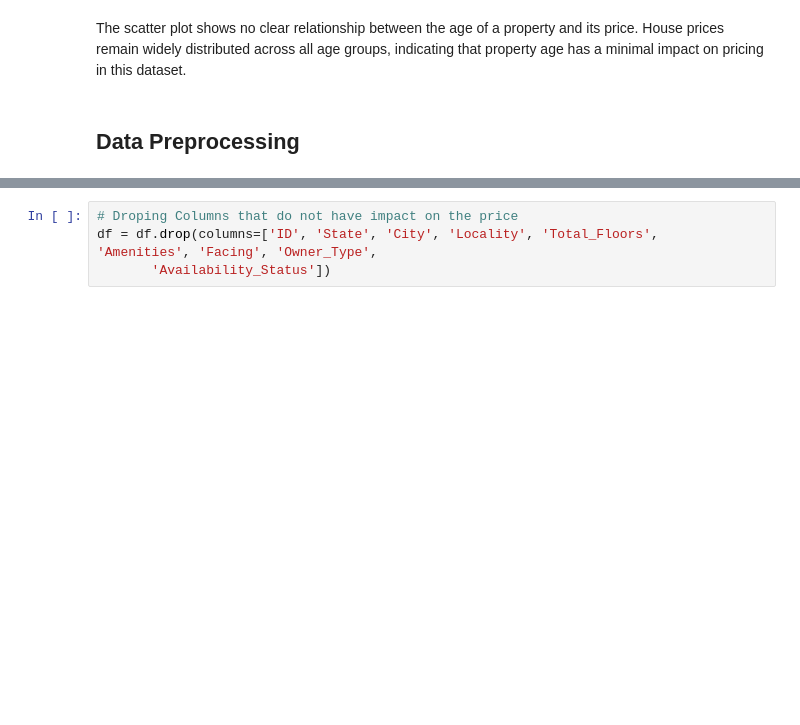
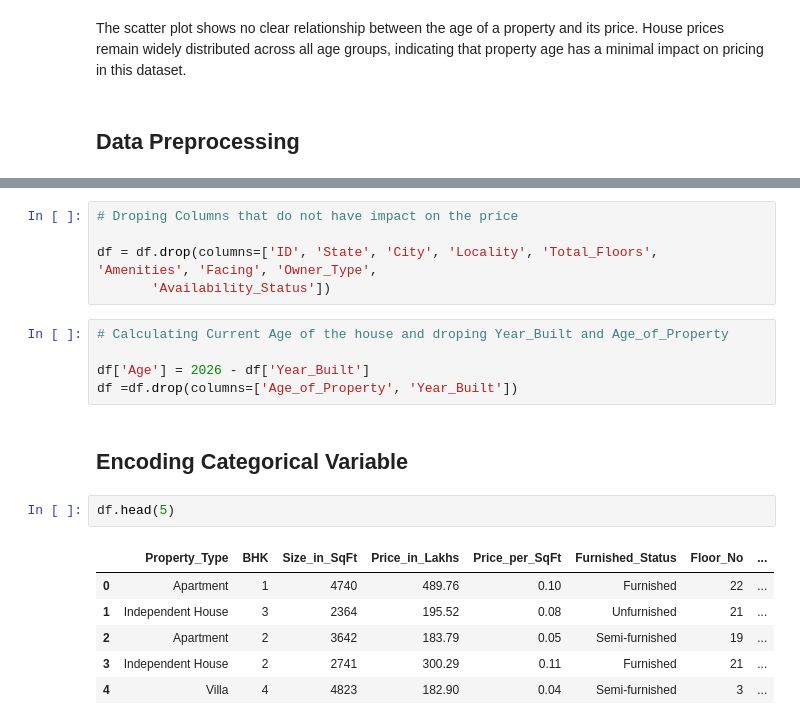
Before and after one commit to ashutoshpathak18/Real-Estate-Price-Predictor, a Jupyter notebook: notebooks/housing_price_analysis.ipynb, the cells around one changed output, grey strips where cells are left out. Saved outputs shown, nothing was run; the diff lists cells and outputs as text; blank space fills up the shorter version.

```diff
--- a/notebooks/housing_price_analysis.ipynb
+++ b/notebooks/housing_price_analysis.ipynb
@@ -239,5 +241,22 @@ Index(['Property_Type', 'BHK', 'Size_in_SqFt', 'Price_in_Lakhs',
       dtype='str')
 # %%
 # Droping Columns that do not have impact on the price
+
 df = df.drop(columns=['ID', 'State', 'City', 'Locality', 'Total_Floors',  'Amenities', 'Facing', 'Owner_Type',
        'Availability_Status'])
+# %%
+# Calculating Current Age of the house and droping Year_Built and Age_of_Property
+
+df['Age'] = 2026 - df['Year_Built']
+df =df.drop(columns=['Age_of_Property', 'Year_Built'])
+# %% [markdown]
+## Encoding Categorical Variable
+# %%
+df.head(5)
+# %% [output]
+|  | Property_Type | BHK | Size_in_SqFt | Price_in_Lakhs | Price_per_SqFt | Furnished_Status | Floor_No | ... |
+| 0 | Apartment | 1 | 4740 | 489.76 | 0.10 | Furnished | 22 | ... |
+| 1 | Independent House | 3 | 2364 | 195.52 | 0.08 | Unfurnished | 21 | ... |
+| 2 | Apartment | 2 | 3642 | 183.79 | 0.05 | Semi-furnished | 19 | ... |
+| 3 | Independent House | 2 | 2741 | 300.29 | 0.11 | Furnished | 21 | ... |
+| 4 | Villa | 4 | 4823 | 182.90 | 0.04 | Semi-furnished | 3 | ... |
```
Also changed, not shown: parts of 17 cells of this notebook.
